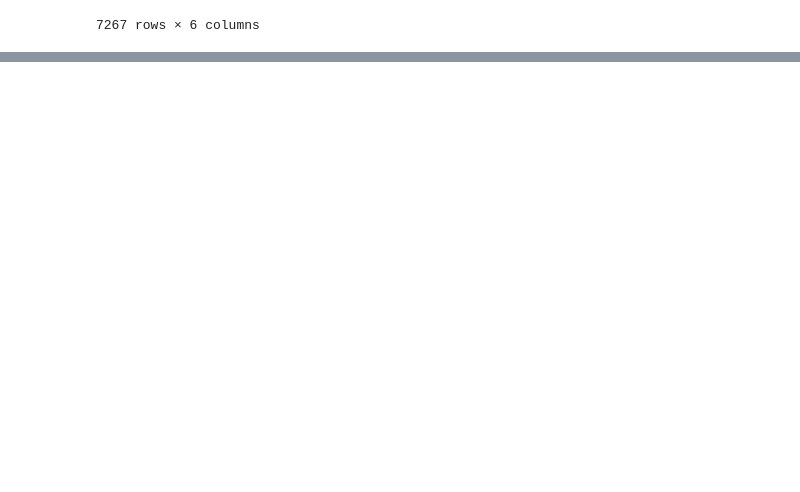
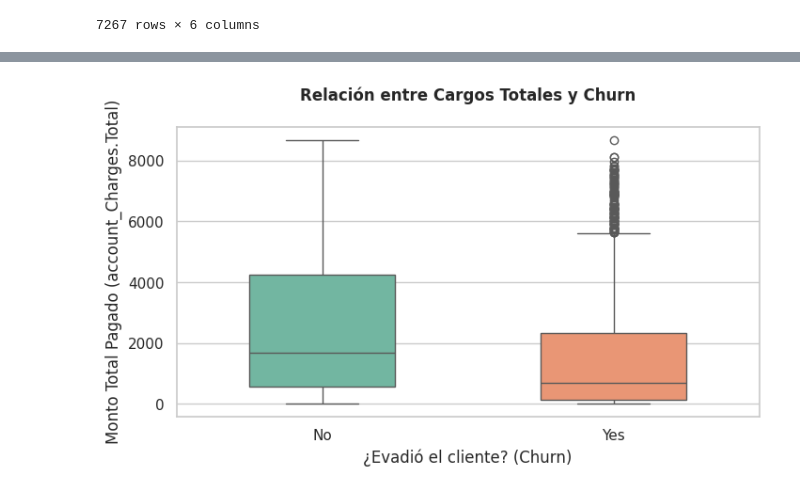
Before and after one commit to Nore-gibhub/challenge2-data-science-LATAM, a Jupyter notebook: Challenge2.ipynb, the cells around one changed output, grey strips where cells are left out. Drawn from its saved outputs; the diff is of its cells as text; code cells hidden in the pictures; blank space fills up the shorter version.

```diff
--- a/Challenge2.ipynb
+++ b/Challenge2.ipynb
@@ -53,0 +511,17 @@ print(df_final)
+# %%
+# Creación de gráfico tipo Boxplot
+
+sns.set(style="whitegrid")
+plt.figure(figsize=(8, 4))
+
+
+sns.boxplot(x='Churn', hue='Churn', y='account_Charges.Total', data=df_final, palette='Set2',width=0.5)
+
+
+plt.title('Relación entre Cargos Totales y Churn', fontsize=12, fontweight='bold', pad=20)
+plt.xlabel('¿Evadió el cliente? (Churn)', fontsize=12)
+plt.ylabel('Monto Total Pagado (account_Charges.Total)', fontsize=12)
+
+plt.show()
+# %% [output]
+[figure, added]
```
Also changed, not shown: parts of 54 cells of this notebook.
